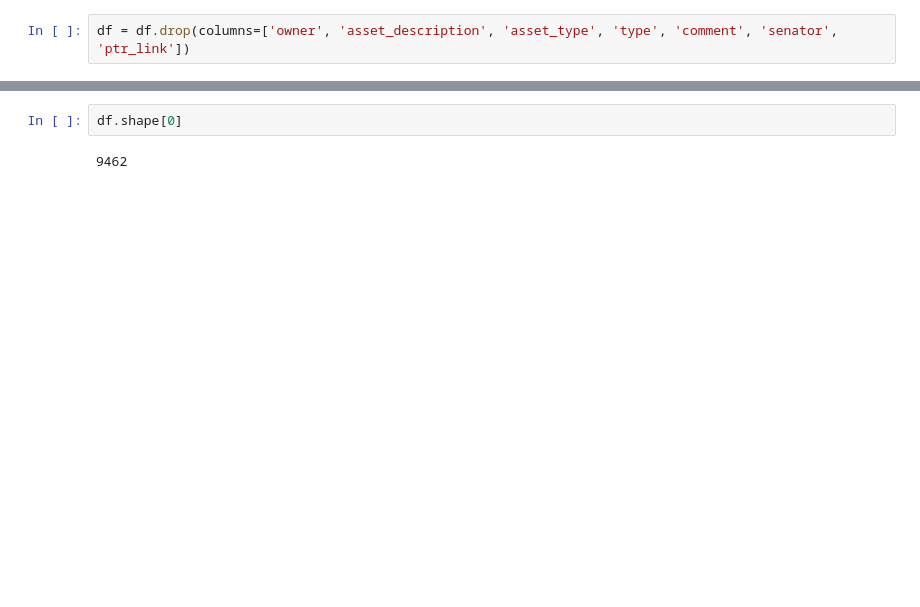
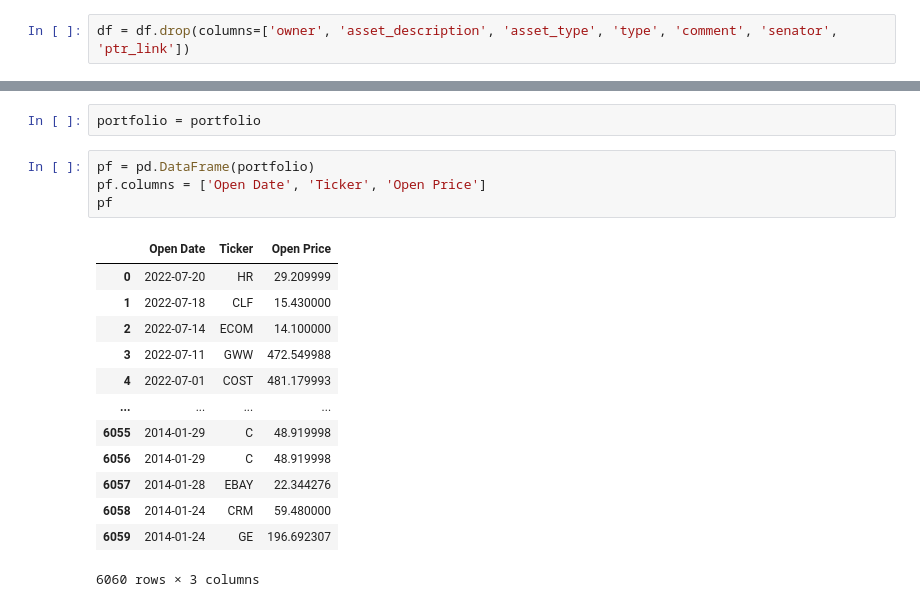
Before and after one commit to erin-xu/senator-trend-trading, a Jupyter notebook: senator-trend-trading.ipynb, the cells around one changed output, grey strips where cells are left out. Drawn from its saved outputs; the diff is of its cells as text; blank space fills up the shorter version.

```diff
--- a/senator-trend-trading.ipynb
+++ b/senator-trend-trading.ipynb
@@ -143,4 +143,20 @@ print(portfolio)
-# %%
-df.shape[0]
-# %% [output]
-9462
+# %%
+portfolio = portfolio
+# %%
+pf = pd.DataFrame(portfolio)
+pf.columns = ['Open Date', 'Ticker', 'Open Price']
+pf
+# %% [output]
+|  | Open Date | Ticker | Open Price |
+| 0 | 2022-07-20 | HR | 29.209999 |
+| 1 | 2022-07-18 | CLF | 15.430000 |
+| 2 | 2022-07-14 | ECOM | 14.100000 |
+| 3 | 2022-07-11 | GWW | 472.549988 |
+| 4 | 2022-07-01 | COST | 481.179993 |
+| ... | ... | ... | ... |
+| 6055 | 2014-01-29 | C | 48.919998 |
+| 6056 | 2014-01-29 | C | 48.919998 |
+| 6057 | 2014-01-28 | EBAY | 22.344276 |
+| 6058 | 2014-01-24 | CRM | 59.480000 |
+| 6059 | 2014-01-24 | GE | 196.692307 |
+6060 rows × 3 columns
```
Also changed, not shown: parts of 9 cells of this notebook.
